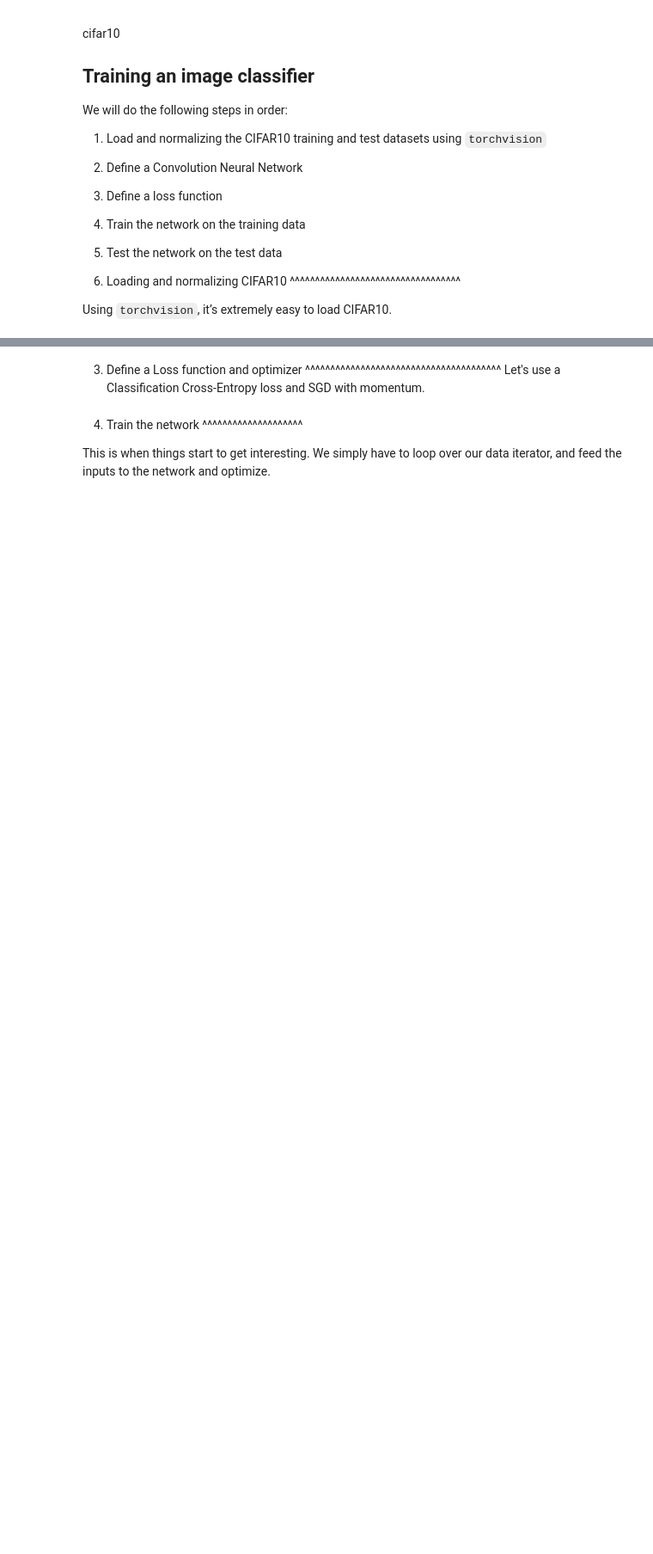
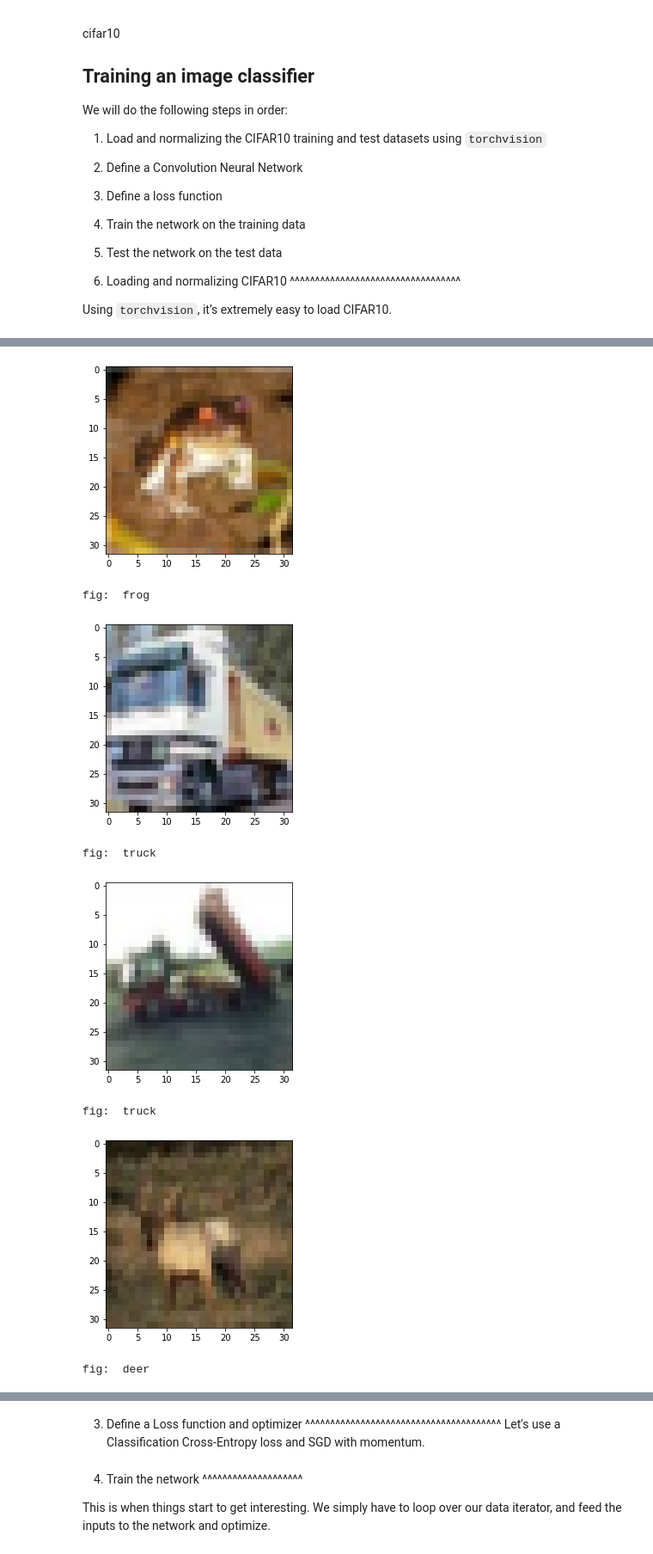
Before and after one commit to bleamer/eva5, a Jupyter notebook: w7/w7.ipynb, the cells around one changed output, grey strips where cells are left out. Shown: that part at 86% size. Drawn from its saved outputs; the diff is of its cells as text; code cells hidden in the pictures; blank space fills up the shorter version.

```diff
--- a/w7/w7.ipynb
+++ b/w7/w7.ipynb
@@ -144,0 +111,6 @@ take 3-channel images (instead of 1-channel images as it was defined).
+# %%
+DS = download_cifar10()
+Classes = cifar10_classes()
+
+data = DS.data
+labels = DS.targets
@@ -144,0 +119,16 @@ take 3-channel images (instead of 1-channel images as it was defined).
+# %%
+import matplotlib.pyplot as plt
+
+for i in range(5):
+    plt.imshow(data[i])
+    plt.show()
+    print('fig: ',Classes[labels[i]], '\n\n')
+# %% [output]
+[figure, added]
+fig:  frog
+[figure, added]
+fig:  truck
+[figure, added]
+fig:  truck
+[figure, added]
+fig:  deer
```
Also changed, not shown: parts of 25 cells of this notebook, 3 other files.
